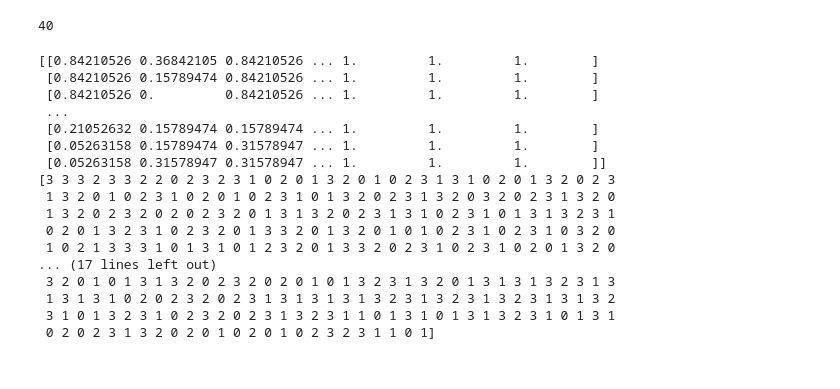
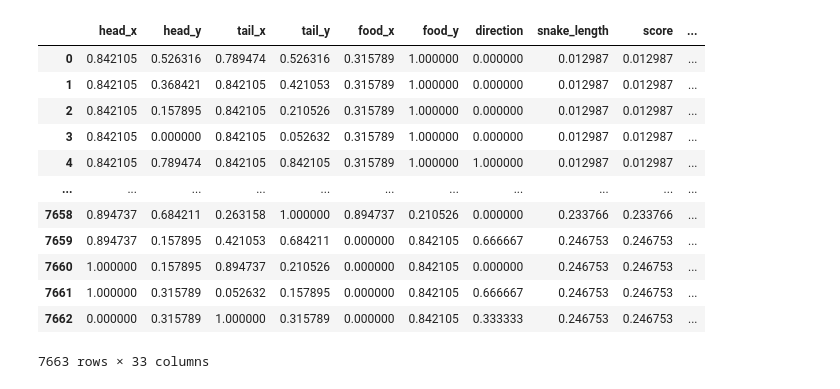
Before and after one commit to vivekup3424/Games-for-MLP-Training, a Jupyter notebook: web_app/model.ipynb, the cells around one changed output. Saved outputs shown, nothing was run; the diff lists cells and outputs as text; code cells hidden in the pictures.

```diff
--- a/web_app/model.ipynb
+++ b/web_app/model.ipynb
@@ -51,0 +63,8 @@ for i in first_rows:
+# %%
+data = pd.concat([data.drop(columns=['action']), action_encoded_df], axis=1)
+# %%
+data = data.loc[:, data.nunique() > 1]
+# %%
+X = data.drop(columns=action_columns)  # Features without the one-hot encoded 'action' columns
+y = data[action_columns]  # The target is the one-hot encoded 'action' columns
+y
@@ -81,5 +118,0 @@ False
-# %%
-# Separate features and target
-X = data.iloc[:, :-1]  # All columns except the last one (features)
-y = data.iloc[:, -1]   # The last column (target)
-y
@@ -99,43 +119,19 @@ Name: UP, Length: 950, dtype: object
-# %%
-len(data.columns)
-# %% [output]
-40
-# %%
-# Define preprocessing for categorical and numerical data
-preprocessor = ColumnTransformer(
-    transformers=[
-        ('num', MinMaxScaler(), numeric_cols),  # Normalize numerical features
-        ('cat', OneHotEncoder(), categorical_cols)  # One-hot encode categorical features
-    ],
-    remainder='passthrough'  # Pass through other columns unchanged
-)
-
-# Apply preprocessing
-X_preprocessed = preprocessor.fit_transform(X)
-print(X_preprocessed)
-
-# Encode target variable
-label_encoder = LabelEncoder()
-y_encoded = label_encoder.fit_transform(y)
-print(y_encoded)
-
-# Split the data into training and test sets
-X_train, X_test, y_train, y_test = train_test_split(X_preprocessed, y_encoded, test_size=0.2, random_state=42)
-# %% [output]
-[[0.84210526 0.36842105 0.84210526 ... 1.         1.         1.        ]
- [0.84210526 0.15789474 0.84210526 ... 1.         1.         1.        ]
- [0.84210526 0.         0.84210526 ... 1.         1.         1.        ]
- ...
- [0.21052632 0.15789474 0.15789474 ... 1.         1.         1.        ]
- [0.05263158 0.15789474 0.31578947 ... 1.         1.         1.        ]
- [0.05263158 0.31578947 0.31578947 ... 1.         1.         1.        ]]
-[3 3 3 2 3 3 2 2 0 2 3 2 3 1 0 2 0 1 3 2 0 1 0 2 3 1 3 1 0 2 0 1 3 2 0 2 3
- 1 3 2 0 1 0 2 3 1 0 2 0 1 0 2 3 1 0 1 3 2 0 2 3 1 3 2 0 3 2 0 2 3 1 3 2 0
- 1 3 2 0 2 3 2 0 2 0 2 3 2 0 1 3 1 3 2 0 2 3 1 3 1 0 2 3 1 0 1 3 1 3 2 3 1
- 0 2 0 1 3 2 3 1 0 2 3 2 0 1 3 3 2 0 1 3 2 0 1 0 1 0 2 3 1 0 2 3 1 0 3 2 0
- 1 0 2 1 3 3 3 1 0 1 3 1 0 1 2 3 2 0 1 3 3 2 0 2 3 1 0 2 3 1 0 2 0 1 3 2 0
-... (17 lines left out)
- 3 2 0 1 0 1 3 1 3 2 0 2 3 2 0 2 0 1 0 1 3 2 3 1 3 2 0 1 3 1 3 1 3 2 3 1 3
- 1 3 1 3 1 0 2 0 2 3 2 0 2 3 1 3 1 3 1 3 1 3 2 3 1 3 2 3 1 3 2 3 1 3 1 3 2
- 3 1 0 1 3 2 3 1 0 2 3 2 0 2 3 1 3 2 3 1 1 0 1 3 1 0 1 3 1 3 2 3 1 0 1 3 1
- 0 2 0 2 3 1 3 2 0 2 0 1 0 2 0 1 0 2 3 2 3 1 1 0 1]
+# %%
+scaler = MinMaxScaler()
+X_scaled = scaler.fit_transform(X)
+X_scaled_df = pd.DataFrame(X_scaled, columns=X.columns)
+X_scaled_df
+# %% [output]
+|  | head_x | head_y | tail_x | tail_y | food_x | food_y | direction | snake_length | score | ... |
+| 0 | 0.842105 | 0.526316 | 0.789474 | 0.526316 | 0.315789 | 1.000000 | 0.000000 | 0.012987 | 0.012987 | ... |
+| 1 | 0.842105 | 0.368421 | 0.842105 | 0.421053 | 0.315789 | 1.000000 | 0.000000 | 0.012987 | 0.012987 | ... |
+| 2 | 0.842105 | 0.157895 | 0.842105 | 0.210526 | 0.315789 | 1.000000 | 0.000000 | 0.012987 | 0.012987 | ... |
+| 3 | 0.842105 | 0.000000 | 0.842105 | 0.052632 | 0.315789 | 1.000000 | 0.000000 | 0.012987 | 0.012987 | ... |
+| 4 | 0.842105 | 0.789474 | 0.842105 | 0.842105 | 0.315789 | 1.000000 | 1.000000 | 0.012987 | 0.012987 | ... |
+| ... | ... | ... | ... | ... | ... | ... | ... | ... | ... | ... |
+| 7658 | 0.894737 | 0.684211 | 0.263158 | 1.000000 | 0.894737 | 0.210526 | 0.000000 | 0.233766 | 0.233766 | ... |
+| 7659 | 0.894737 | 0.157895 | 0.421053 | 0.684211 | 0.000000 | 0.842105 | 0.666667 | 0.246753 | 0.246753 | ... |
+| 7660 | 1.000000 | 0.157895 | 0.894737 | 0.210526 | 0.000000 | 0.842105 | 0.000000 | 0.246753 | 0.246753 | ... |
+| 7661 | 1.000000 | 0.315789 | 0.052632 | 0.157895 | 0.000000 | 0.842105 | 0.666667 | 0.246753 | 0.246753 | ... |
+| 7662 | 0.000000 | 0.315789 | 1.000000 | 0.315789 | 0.000000 | 0.842105 | 0.333333 | 0.246753 | 0.246753 | ... |
+7663 rows × 33 columns
```
Also changed, not shown: parts of 17 cells of this notebook, 4 other files.
